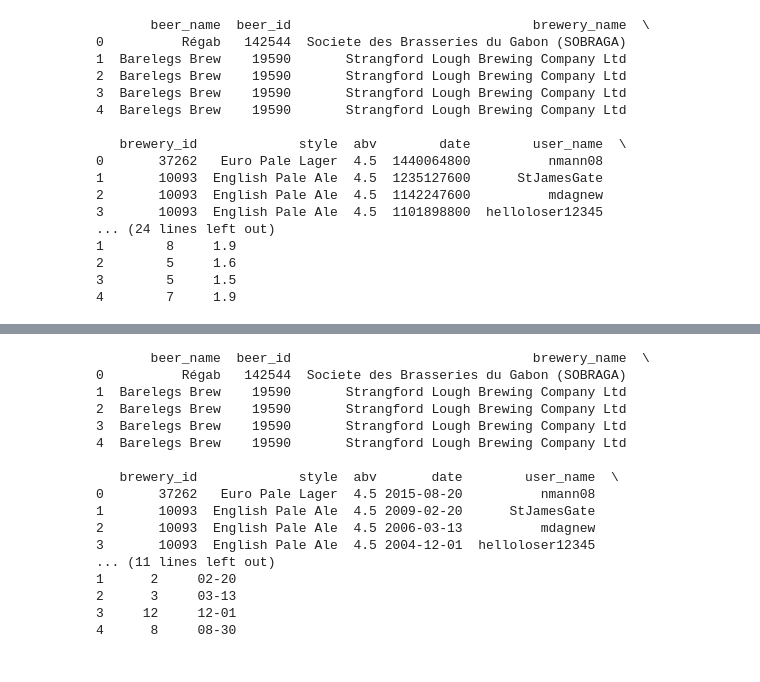
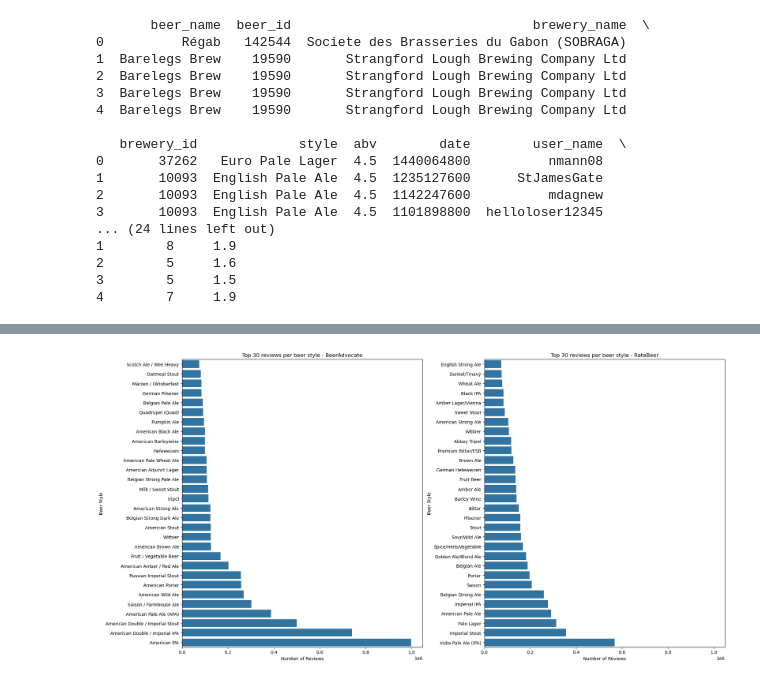
Before and after one commit to epfl-ada/ada-2024-project-pada-wan, a Jupyter notebook: time_evol.ipynb, the cells around one changed output, grey strips where cells are left out. Cells and saved outputs as stored; diff of their text form; code cells hidden in the pictures.

```diff
--- a/time_evol.ipynb
+++ b/time_evol.ipynb
@@ -173,23 +168,31 @@ number_of_reviews_per_style.plot(kind='barh', figsize=(10, 8), fontsize=8)
+# %%
+#plot the number of reviews per style
+number_of_reviews_per_style_BA = df_ratings_BA['style'].value_counts().head(30)
+number_of_reviews_per_style_RB = df_ratings_RB['style'].value_counts().head(30)
+
+# Create subplots
+fig, axes = plt.subplots(1, 2, figsize=(20, 10), sharex=True)
+
+sns.barplot(x=number_of_reviews_per_style_BA.values, y=number_of_reviews_per_style_BA.index, ax=axes[0])
+axes[0].set_title('Top 30 reviews per beer style - BeerAdvocate')
+axes[0].set_xlabel('Number of Reviews')
+axes[0].set_ylabel('Beer Style')
+axes[0].invert_yaxis()
+
+sns.barplot(x=number_of_reviews_per_style_RB.values, y=number_of_reviews_per_style_RB.index, ax=axes[1])
+axes[1].set_title('Top 30 reviews per beer style - RateBeer')
+axes[1].set_xlabel('Number of Reviews')
+axes[1].set_ylabel('Beer Style')
+axes[1].invert_yaxis()
+
+plt.tight_layout()
+plt.show()
+# %% [output]
+[figure, added]
 # %%
 #create a seasonal dataframe by keeping only the month and day
 df_ratings_BA['date'] = pd.to_datetime(df_ratings_BA['date'])
 df_ratings_BA['month_day'] = df_ratings_BA['date'].dt.strftime('%m-%d')
-print(df_ratings_BA.head())
+
+df_ratings_RB['date'] = pd.to_datetime(df_ratings_RB['date'])
+df_ratings_RB['month_day'] = df_ratings_RB['date'].dt.strftime('%m-%d')
-# %% [output]
-       beer_name  beer_id                               brewery_name  \
-0          Régab   142544  Societe des Brasseries du Gabon (SOBRAGA)
-1  Barelegs Brew    19590       Strangford Lough Brewing Company Ltd
-2  Barelegs Brew    19590       Strangford Lough Brewing Company Ltd
-3  Barelegs Brew    19590       Strangford Lough Brewing Company Ltd
-4  Barelegs Brew    19590       Strangford Lough Brewing Company Ltd
-
-   brewery_id             style  abv       date        user_name  \
-0       37262   Euro Pale Lager  4.5 2015-08-20          nmann08
-1       10093  English Pale Ale  4.5 2009-02-20      StJamesGate
-2       10093  English Pale Ale  4.5 2006-03-13          mdagnew
-3       10093  English Pale Ale  4.5 2004-12-01  helloloser12345
-... (11 lines left out)
-1      2     02-20
-2      3     03-13
-3     12     12-01
-4      8     08-30
```
Also changed, not shown: parts of 23 cells of this notebook.
